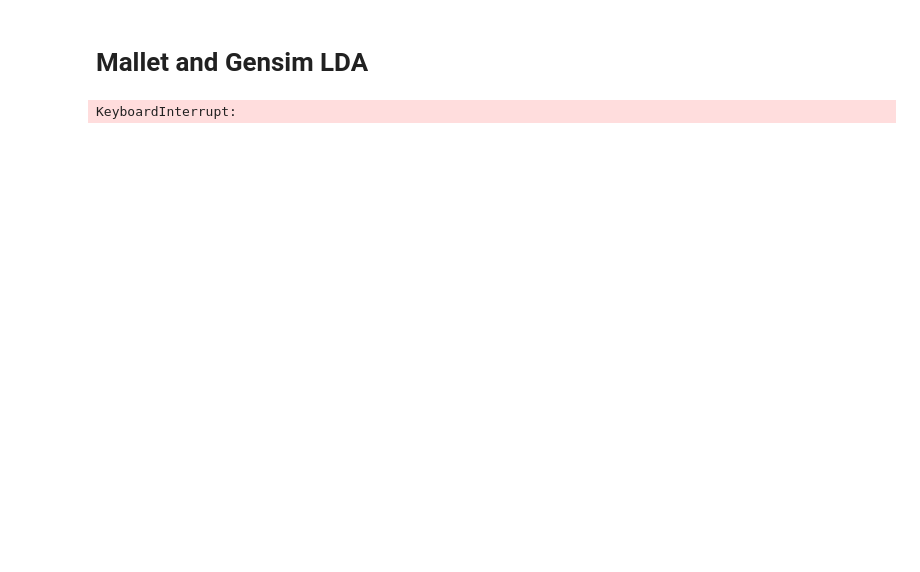
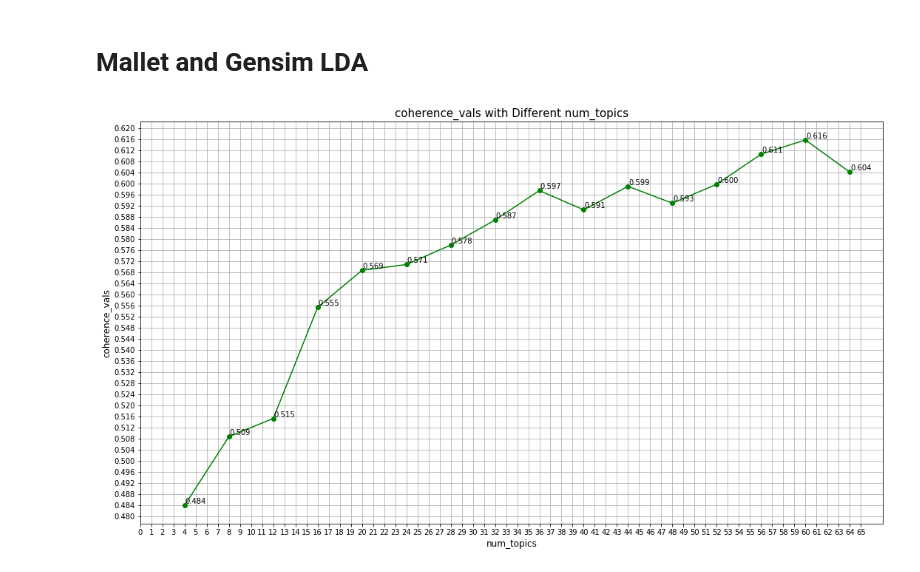
Before and after one commit to oqusous/COVID19_pmc_LDA, a Jupyter notebook: 01_IntroConc_Gensim_LDA_models.ipynb, the cells around one changed output. Drawn from its saved outputs; the diff is of its cells as text; code cells hidden in the pictures; blank space fills up the shorter version.

Commit message:
mallet and images added

```diff
--- a/01_IntroConc_Gensim_LDA_models.ipynb
+++ b/01_IntroConc_Gensim_LDA_models.ipynb
@@ -378,6 +373 @@ import os
 os.environ['MALLET_HOME'] = r'C:/Users/omarq/Mallet/mallet-2.0.8'
-# %%
-mallet_path = r'C:/Users/omarq/Mallet/mallet-2.0.8/bin/mallet' # update this path
-ldamallet = gensim.models.wrappers.LdaMallet(mallet_path, corpus=corpus, num_topics=28, id2word=id2word)
-# %% [output]
-KeyboardInterrupt:
@@ -383,0 +386,38 @@ KeyboardInterrupt:
+# %%
+n_topics_mallet = list(range(4,65,4))
+# %%
+# lda_mallet = lda_models_iterations_mallet(n_topics_mallet, id2word, corpus)
+# # pre-saved models can be loaded here
+# pickle.dump(lda_mallet, open('saved_output/lda_models/lda_models_mallet.pkl', 'wb'))
+lda_mallet = pickle.load(open('saved_output/lda_models/lda_models_mallet.pkl', 'rb'))
+# %%
+# coherence_vals_m, vals_diff_topics_df_m = calculate_coherence_vals(lda_mallet, n_topics_mallet, bodies, id2word)
+# # Save output and Load pre-saved coherence score results
+# pickle.dump(vals_diff_topics_df_m, open('saved_output/coherence/vals_diff_topics_df_m.pkl', 'wb'))
+# pickle.dump(coherence_vals_m, open('saved_output/coherence/coherence_vals_m.pkl', 'wb'))
+coherence_vals_m = pickle.load(open('saved_output/coherence/coherence_vals_m.pkl', 'rb'))
+vals_diff_topics_df_m = pickle.load(open('saved_output/coherence/vals_diff_topics_df_m.pkl', 'rb'))
+# %%
+# source: https://www.machinelearningplus.com/nlp/topic-modeling-gensim-python/
+# plot coherence_vals with Different num_topics
+xs = np.array(n_topics_mallet)
+ys = np.array(coherence_vals_m)
+plt.figure(figsize=(18,10))
+plt.plot(xs, ys, 'go-')
+for x, y in zip(xs, ys):
+    label = "{:.3f}".format(y)
+    plt.annotate(label,  # this is the text
+                 (x, y),  # this is the point to label
+                 textcoords="offset points",  # how to position the text
+                 xytext=(15, 2),  # distance from text to points (x,y)
+                 ha='center',  # horizontal alignment can be left, right or center
+                 fontsize=10)
+plt.title("coherence_vals with Different num_topics", fontsize=15)
+plt.grid()
+plt.xticks(ticks=(range(0,66)))
+plt.yticks(ticks=np.linspace(0.480, 0.620, num=36))
+plt.xlabel("num_topics", fontsize=12)
+plt.ylabel("coherence_vals", fontsize=12)
+plt.show()
+# %% [output]
+[figure, added]
```
Also changed, not shown: parts of 13 cells of this notebook, 3 other files.
